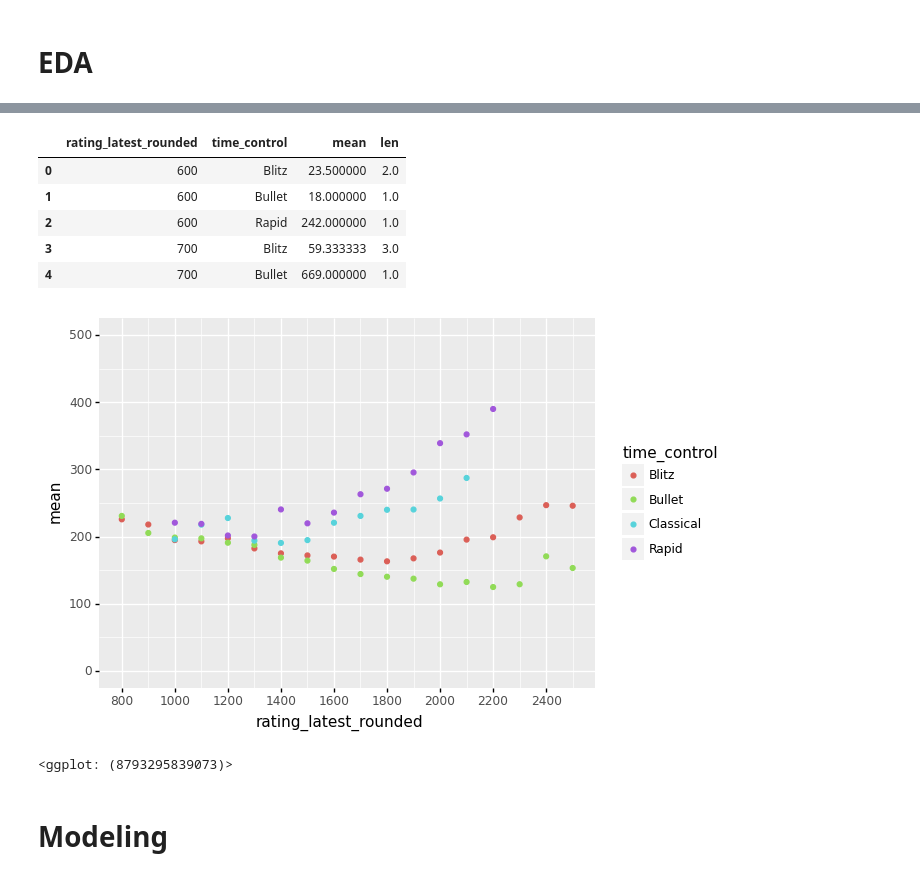
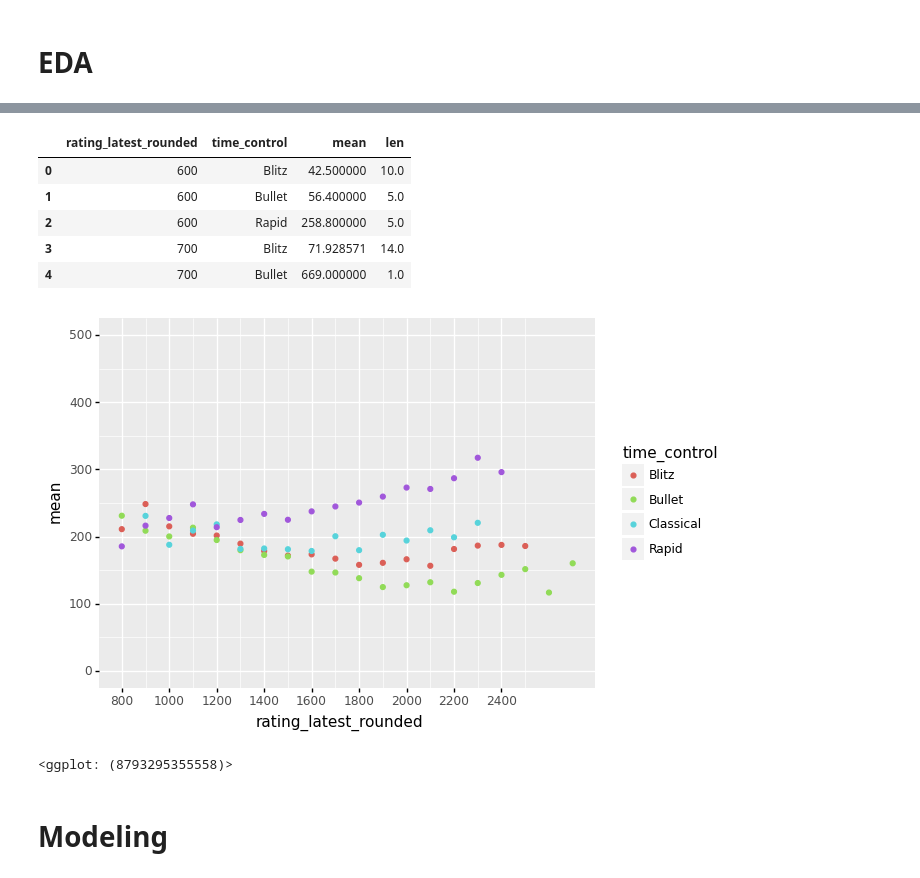
Before and after one commit to ZackAttack614/Discord-Chess-Bot, a Jupyter notebook: modeling.ipynb, the cells around one changed output, grey strips where cells are left out. Drawn from its saved outputs; the diff is of its cells as text; code cells hidden in the pictures.

```diff
--- a/modeling.ipynb
+++ b/modeling.ipynb
@@ -146,6 +199,6 @@ df_100.head()
 # %%
 # Successes - filter to where future rating >= target rating, then take earliest date for each user/time control
-df_100_1 = df_100.query('rating_future>=target_rating').sort_values("date_future").drop_duplicates(['user_id','time_control'])
-print(df_100_1.shape)
-df_100_1.sample(5)
+df_successes = df_temp.query('rating>=target_rating').sort_values("date_future").drop_duplicates(['user_id','time_control','target_rating'])
+print(df_successes.shape)
+df_successes.sample(5)
 # %% [output]
@@ -159,10 +213,10 @@ df_100_1.sample(5)
 # %%
 # Successes and failures
-df_100 = df_base.merge(df_100_1,on=['user_id','time_control'],how='left').drop(['rating_current','rating_future','date_current'],axis=1)
+df_bin = df_targets.merge(df_successes[['user_id','time_control','target_rating','date_future']],on=['user_id','time_control','target_rating'],how='left')
 # Was the target rating achieved?
-df_100['y_bin'] = df_100['date_future'].notna().astype(int)
+df_bin['y_bin'] = df_bin['date_future'].notna().astype(int)
 # If so, when?
-df_100['y_cont'] = (df_100['date_future']-max_training_date).dt.days
-print(df_100.shape)
-df_100.sample(10)
+df_bin['y_cont'] = (df_bin['date_future']-max_training_date).dt.days
+print(df_bin.shape)
+df_bin.sample(10)
 # %% [output]
@@ -182,5 +236,5 @@ df_100.sample(10)
 # %%
-df_100_reg = df_100[df_100['y_bin']==1].copy()
+df_cont = df_bin[df_bin['y_bin']==1].copy()
 # %% [markdown]
 # EDA
 # %%
@@ -197,23 +251,23 @@ y_bin_100_by_rating = df_100.groupby(["rating_latest_rounded","time_control"])['
 # %%
-y_cont_100_by_rating = df_100_reg.groupby(["rating_latest_rounded",'time_control'])['y_cont'].agg([np.mean,len]).reset_index()
-y_cont_100_by_rating.head()
+y_cont_by_rating = df_cont.groupby(["rating_latest_rounded",'time_control'])['y_cont'].agg([np.mean,len]).reset_index()
+y_cont_by_rating.head()
 # %% [output]
 |  | rating_latest_rounded | time_control | mean | len |
-| 0 | 600 | Blitz | 23.500000 | 2.0 |
-| 1 | 600 | Bullet | 18.000000 | 1.0 |
-| 2 | 600 | Rapid | 242.000000 | 1.0 |
-| 3 | 700 | Blitz | 59.333333 | 3.0 |
+| 0 | 600 | Blitz | 42.500000 | 10.0 |
+| 1 | 600 | Bullet | 56.400000 | 5.0 |
+| 2 | 600 | Rapid | 258.800000 | 5.0 |
+| 3 | 700 | Blitz | 71.928571 | 14.0 |
 | 4 | 700 | Bullet | 669.000000 | 1.0 |
 # %%
-(ggplot(y_cont_100_by_rating.query('len>=25'),aes(x='rating_latest_rounded',y='mean',color='time_control')) +
+(ggplot(y_cont_by_rating.query('len>=25'),aes(x='rating_latest_rounded',y='mean',color='time_control')) +
         geom_point() +
     ylim(0,500) +
      scale_x_continuous(breaks=list(range(600,2600,200)))
 
        )
 # %% [output]
-[figure, old version]
+[figure, new version]
-<ggplot: (8793295839073)>
+<ggplot: (8793295355558)>
 # %% [markdown]
 # Modeling
 # %%
```
Also changed, not shown: parts of 32 cells of this notebook.
